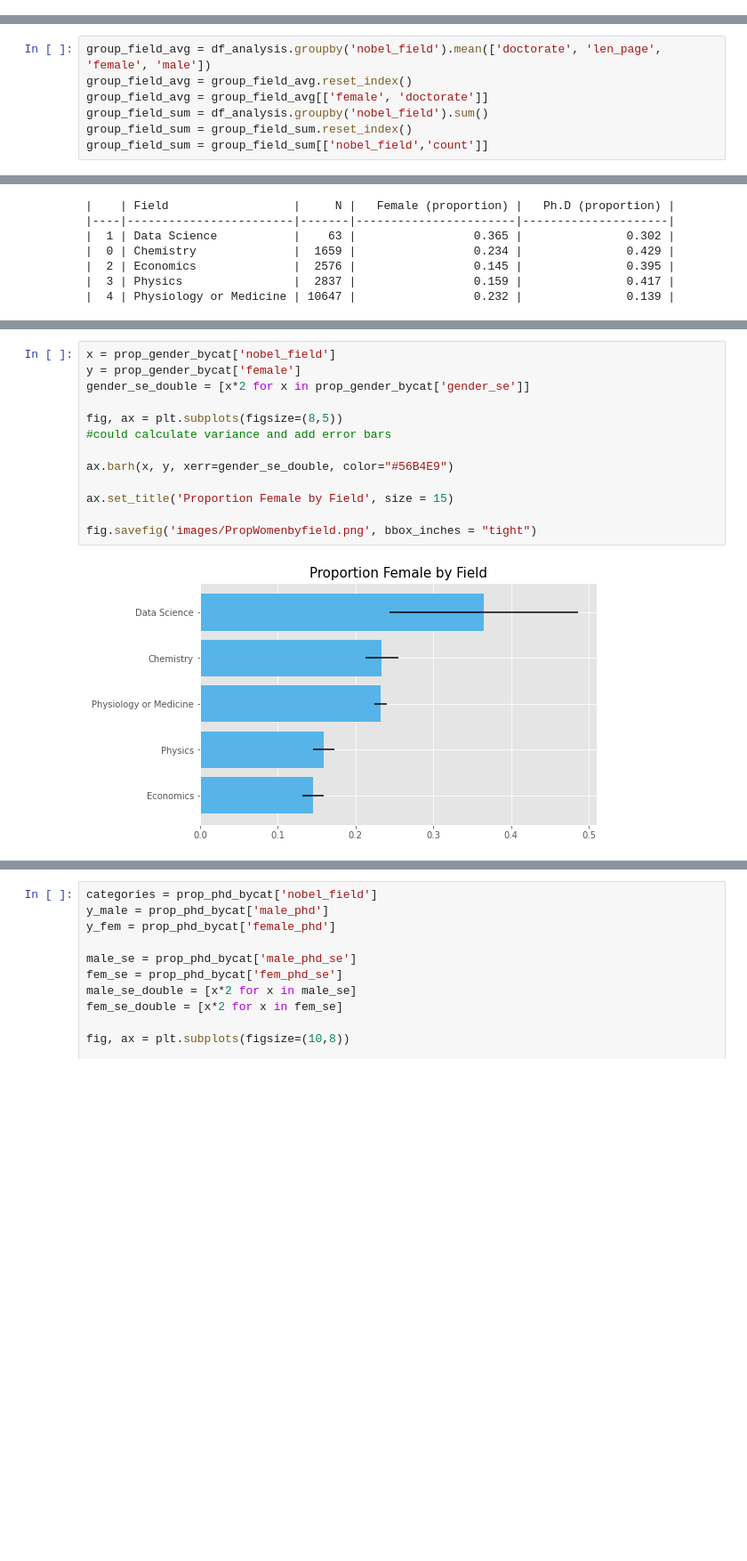
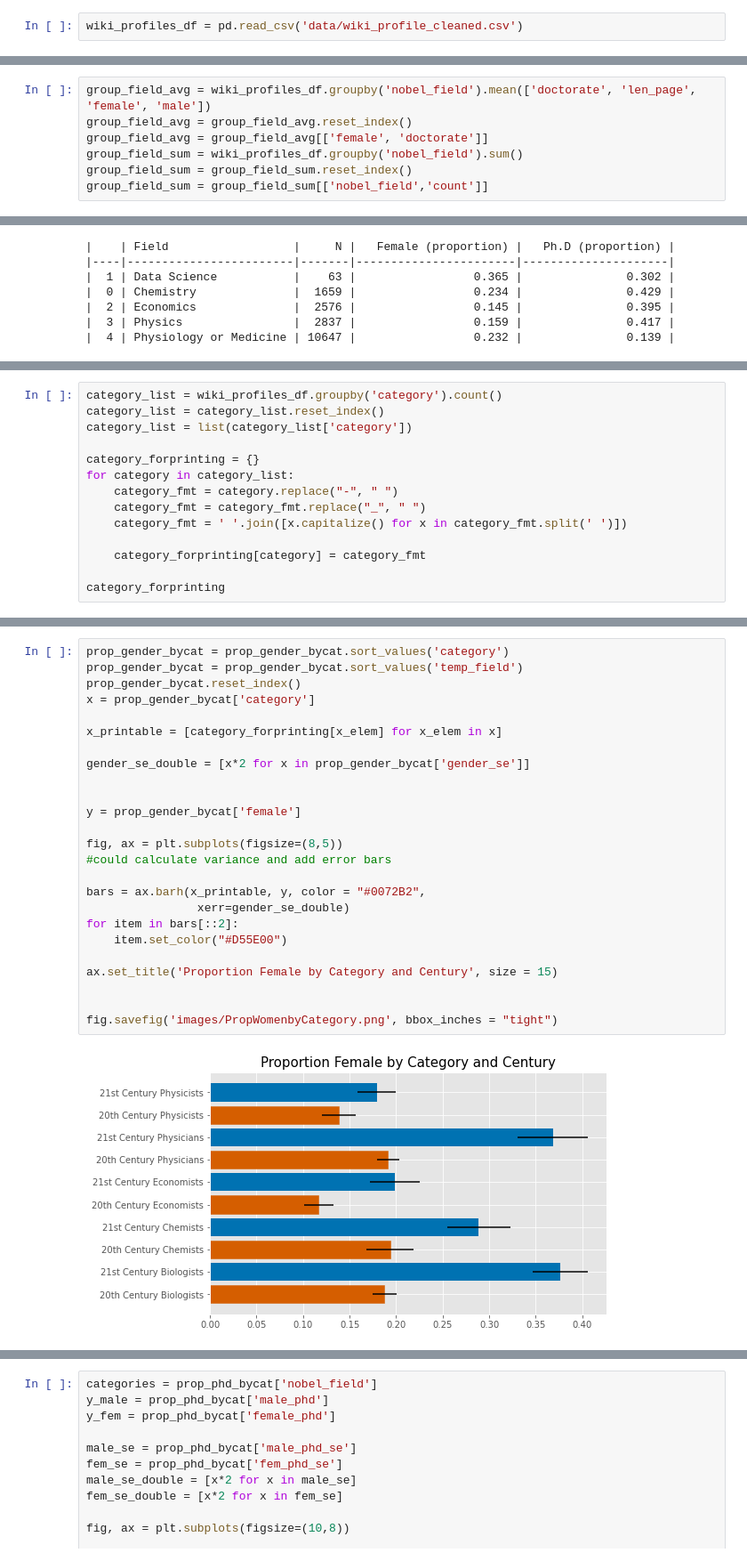
Before and after one commit to isbhsun/Gender-Gap-Analysis, a Jupyter notebook: data_analysis_viz.ipynb, the cells around one changed output, grey strips where cells are left out. Shown at 89% size. Saved outputs shown, nothing was run; the diff lists cells and outputs as text; blank space fills up the shorter version.

```diff
--- a/data_analysis_viz.ipynb
+++ b/data_analysis_viz.ipynb
@@ -241,0 +9,2 @@ df_analysis = dfcsv[['page', 'doctorate', 'len_page', 'female', 'male', 'categor
+# %%
+wiki_profiles_df = pd.read_csv('data/wiki_profile_cleaned.csv')
@@ -242,8 +13,8 @@ df_analysis = dfcsv[['page', 'doctorate', 'len_page', 'female', 'male', 'categor
 # %%
-group_field_avg = df_analysis.groupby('nobel_field').mean(['doctorate', 'len_page', 'female', 'male'])
+group_field_avg = wiki_profiles_df.groupby('nobel_field').mean(['doctorate', 'len_page', 'female', 'male'])
 group_field_avg = group_field_avg.reset_index()
 group_field_avg = group_field_avg[['female', 'doctorate']]
-group_field_sum = df_analysis.groupby('nobel_field').sum()
+group_field_sum = wiki_profiles_df.groupby('nobel_field').sum()
 group_field_sum = group_field_sum.reset_index()
 group_field_sum = group_field_sum[['nobel_field','count']]
 # %%
@@ -275,0 +68,14 @@ prop_gender_bycat = prop_gender_bycat.sort_values('female', ascending=True)
+# %%
+category_list = wiki_profiles_df.groupby('category').count()
+category_list = category_list.reset_index()
+category_list = list(category_list['category'])
+
+category_forprinting = {}
+for category in category_list:
+    category_fmt = category.replace("-", " ")
+    category_fmt = category_fmt.replace("_", " ")
+    category_fmt = ' '.join([x.capitalize() for x in category_fmt.split(' ')])
+
+    category_forprinting[category] = category_fmt
+
+category_forprinting
@@ -276,15 +128,27 @@ prop_gender_bycat = prop_gender_bycat.sort_values('female', ascending=True)
 # %%
-x = prop_gender_bycat['nobel_field']
+prop_gender_bycat = prop_gender_bycat.sort_values('category')
+prop_gender_bycat = prop_gender_bycat.sort_values('temp_field')
+prop_gender_bycat.reset_index()
+x = prop_gender_bycat['category']
+
+x_printable = [category_forprinting[x_elem] for x_elem in x]
+
+gender_se_double = [x*2 for x in prop_gender_bycat['gender_se']]
+
+
 y = prop_gender_bycat['female']
-gender_se_double = [x*2 for x in prop_gender_bycat['gender_se']]
 
 fig, ax = plt.subplots(figsize=(8,5))
 #could calculate variance and add error bars
 
-ax.barh(x, y, xerr=gender_se_double, color="#56B4E9")
+bars = ax.barh(x_printable, y, color = "#0072B2",
+                xerr=gender_se_double)
+for item in bars[::2]:
+    item.set_color("#D55E00")
 
-ax.set_title('Proportion Female by Field', size = 15)
+ax.set_title('Proportion Female by Category and Century', size = 15)
 
-fig.savefig('images/PropWomenbyfield.png', bbox_inches = "tight")
+
+fig.savefig('images/PropWomenbyCategory.png', bbox_inches = "tight")
 # %% [output]
-[figure, old version]
+[figure, new version]
```
Also changed, not shown: parts of 33 cells of this notebook, 16 other files.
